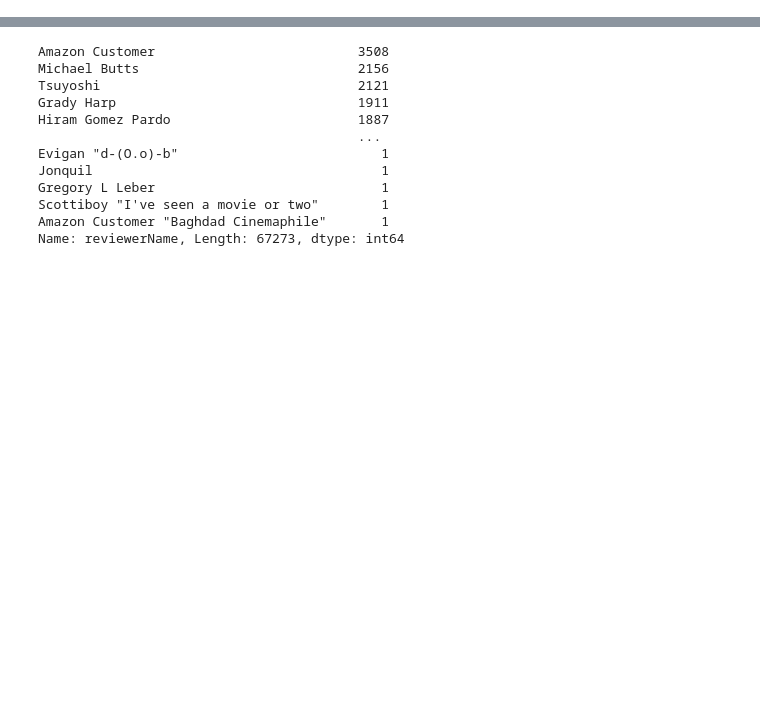
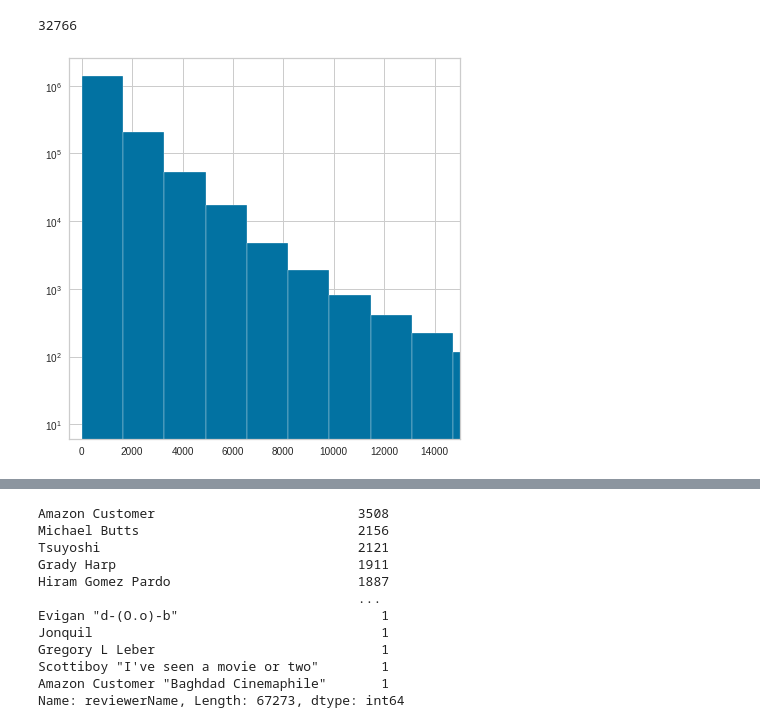
Before and after one commit to Second0395/Capstone_3, a Jupyter notebook: working.ipynb, the cells around one changed output, grey strips where cells are left out. Saved outputs shown, nothing was run; the diff lists cells and outputs as text; code cells hidden in the pictures; blank space fills up the shorter version.

```diff
--- a/working.ipynb
+++ b/working.ipynb
@@ -73,0 +70,18 @@ sample
+# %%
+df = pd.DataFrame(reviews_cleaned.find({}, {'stemmed':0}))
+# %%
+
+df = df.drop(['_id', 'reviewerID', 'asin', 'reviewerName', 'summary', 'unixReviewTime', 'reviewTime'], axis=1)
+#df= df.drop(['reviewText'], axis=1)
+df['review_char_length'] = df['reviewText'].apply(len)
+df['stars'] = df['overall'].apply(lambda x: int(x))
+#df = df[(df['review_char_length']>500) & (df['review_char_length'] < 3000)]
+#df['lemmatized'].apply(lambda x: tokenize(x))
+# %%
+fig, ax = plt.subplots(figsize=(7,7))
+ax.hist(df['review_char_length'], bins=20, log=True)
+ax.set_xlim(-500,15000)
+print(df['review_char_length'].max())
+# %% [output]
+32766
+[figure, added]
```
Also changed, not shown: parts of 25 cells of this notebook.
